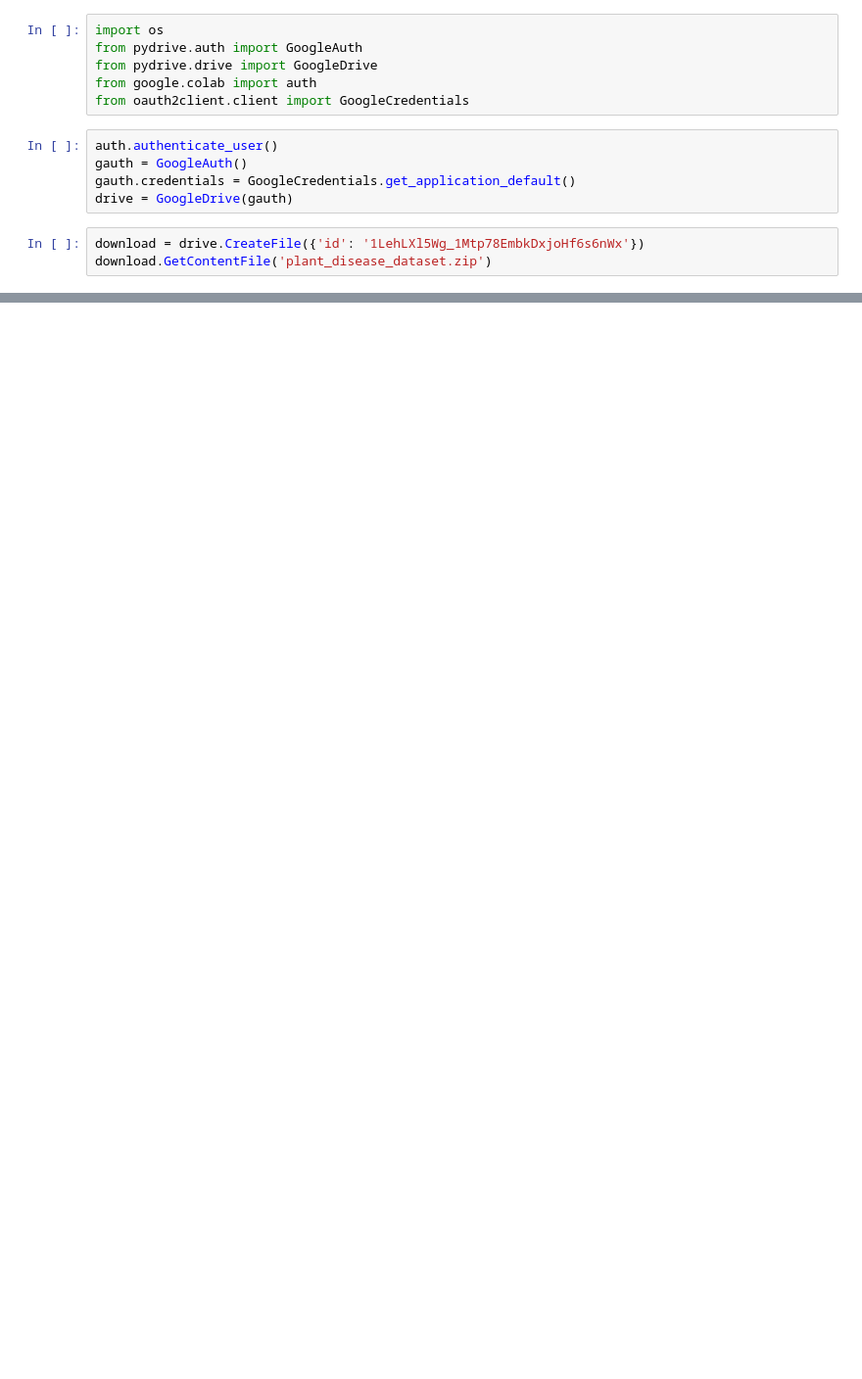
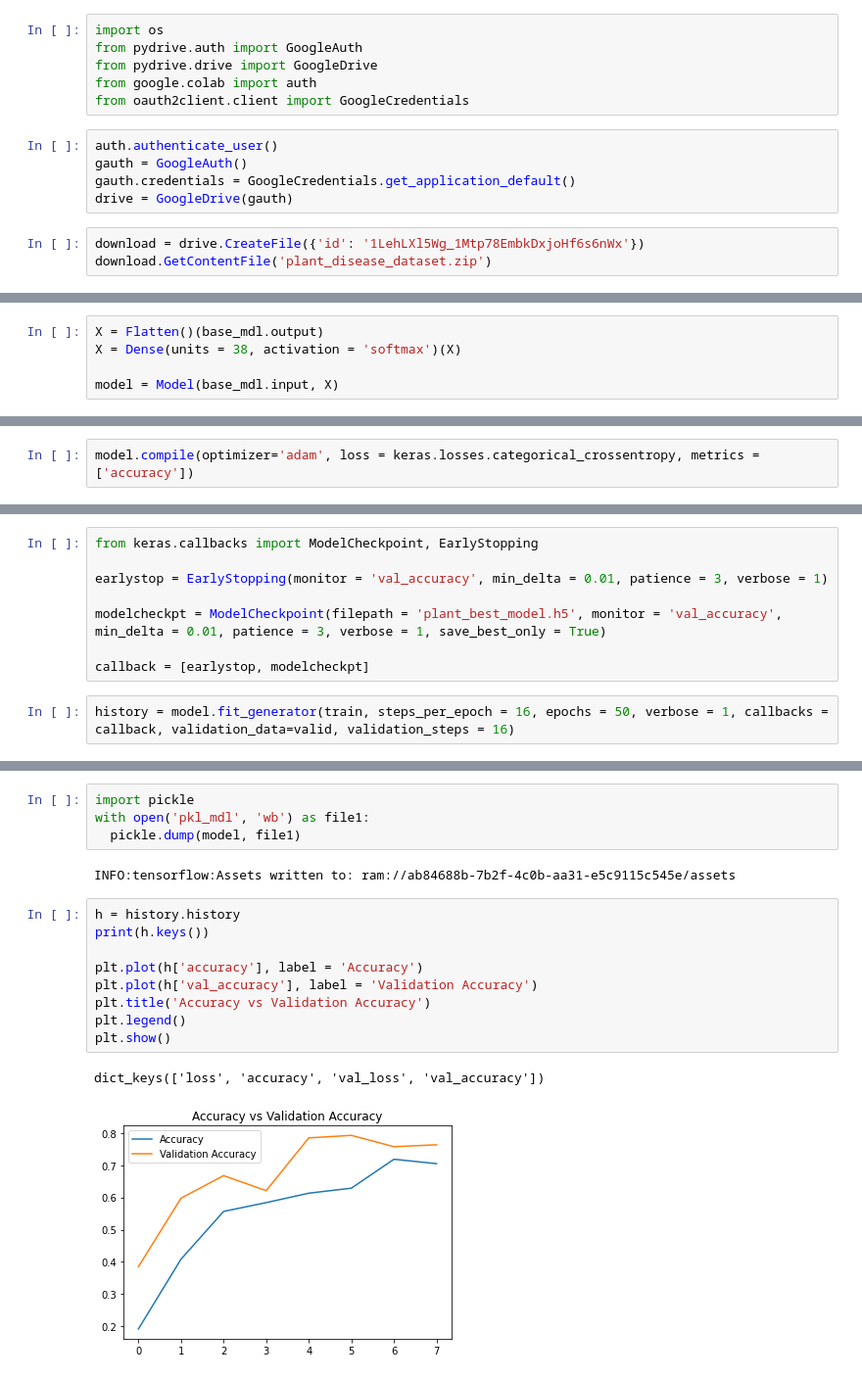
Before and after one commit to Roshni-Bala/Crop-Disease-Detection-NIC_AP, a Jupyter notebook: plant_diseases_identification.ipynb, the cells around one changed output, grey strips where cells are left out. Shown at 98% size. Saved outputs shown, nothing was run; the diff lists cells and outputs as text; blank space fills up the shorter version.

```diff
--- a/plant_diseases_identification.ipynb
+++ b/plant_diseases_identification.ipynb
@@ -54,0 +170,5 @@ Streaming output truncated to the last 5000 lines.
+# %%
+X = Flatten()(base_mdl.output)
+X = Dense(units = 38, activation = 'softmax')(X)
+
+model = Model(base_mdl.input, X)
@@ -54,0 +197,2 @@ Streaming output truncated to the last 5000 lines.
+# %%
+model.compile(optimizer='adam', loss = keras.losses.categorical_crossentropy, metrics = ['accuracy'])
@@ -54,0 +203,10 @@ Streaming output truncated to the last 5000 lines.
+# %%
+from keras.callbacks import ModelCheckpoint, EarlyStopping
+
+earlystop = EarlyStopping(monitor = 'val_accuracy', min_delta = 0.01, patience = 3, verbose = 1)
+
+modelcheckpt = ModelCheckpoint(filepath = 'plant_best_model.h5', monitor = 'val_accuracy', min_delta = 0.01, patience = 3, verbose = 1, save_best_only = True)
+
+callback = [earlystop, modelcheckpt]
+# %%
+history = model.fit_generator(train, steps_per_epoch = 16, epochs = 50, verbose = 1, callbacks = callback, validation_data=valid, validation_steps = 16)
@@ -54,0 +231,18 @@ Streaming output truncated to the last 5000 lines.
+# %%
+import pickle
+with open('pkl_mdl', 'wb') as file1:
+  pickle.dump(model, file1)
+# %% [output]
+INFO:tensorflow:Assets written to: ram://ab84688b-7b2f-4c0b-aa31-e5c9115c545e/assets
+# %%
+h = history.history
+print(h.keys())
+
+plt.plot(h['accuracy'], label = 'Accuracy')
+plt.plot(h['val_accuracy'], label = 'Validation Accuracy')
+plt.title('Accuracy vs Validation Accuracy')
+plt.legend()
+plt.show()
+# %% [output]
+dict_keys(['loss', 'accuracy', 'val_loss', 'val_accuracy'])
+[figure, added]
```
Also changed, not shown: parts of 29 cells of this notebook.
